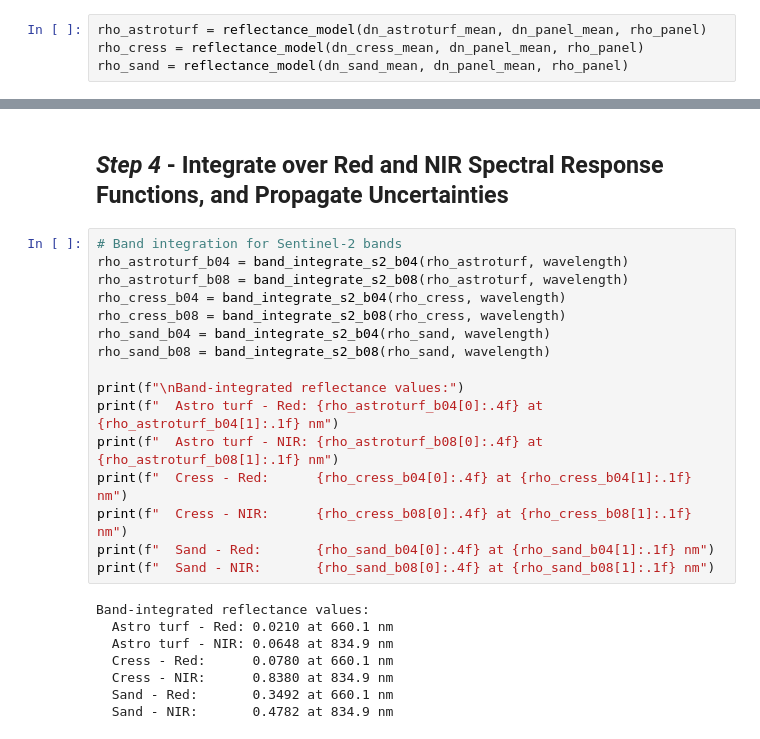
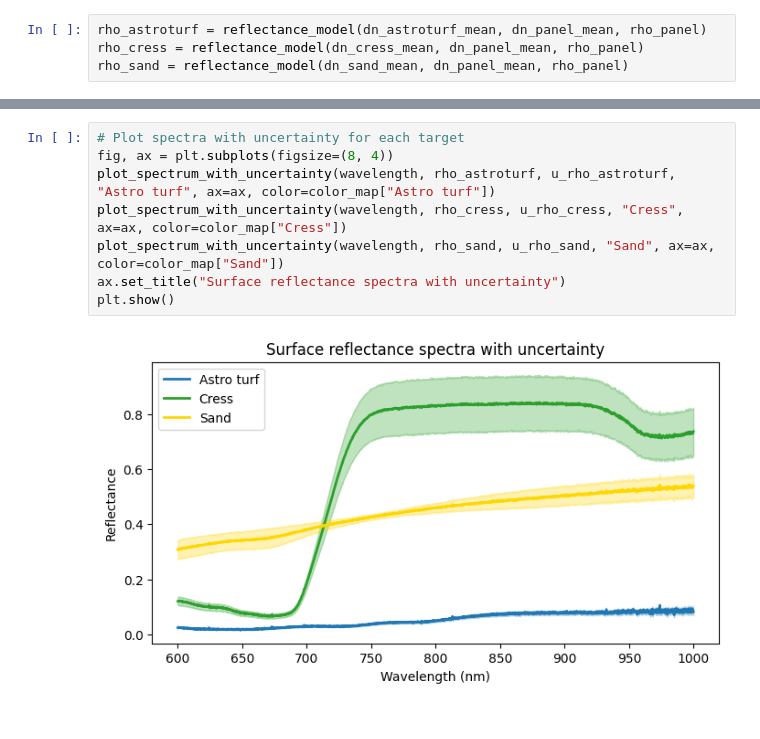
Before and after one commit to comet-toolkit/comet_training, a Jupyter notebook: meteoc_example.ipynb, the cells around one changed output, grey strips where cells are left out. Cells and saved outputs as stored; diff of their text form.

```diff
--- a/meteoc_example.ipynb
+++ b/meteoc_example.ipynb
@@ -353,26 +407,10 @@ plt.show()
-# %% [markdown]
-## *Step 4* - Integrate over Red and NIR Spectral Response Functions, and Propagate Uncertainties
-# %%
-# Band integration for Sentinel-2 bands
-rho_astroturf_b04 = band_integrate_s2_b04(rho_astroturf, wavelength)
-rho_astroturf_b08 = band_integrate_s2_b08(rho_astroturf, wavelength)
-rho_cress_b04 = band_integrate_s2_b04(rho_cress, wavelength)
-rho_cress_b08 = band_integrate_s2_b08(rho_cress, wavelength)
-rho_sand_b04 = band_integrate_s2_b04(rho_sand, wavelength)
-rho_sand_b08 = band_integrate_s2_b08(rho_sand, wavelength)
-
-print(f"\nBand-integrated reflectance values:")
-print(f"  Astro turf - Red: {rho_astroturf_b04[0]:.4f} at {rho_astroturf_b04[1]:.1f} nm")
-print(f"  Astro turf - NIR: {rho_astroturf_b08[0]:.4f} at {rho_astroturf_b08[1]:.1f} nm")
-print(f"  Cress - Red:      {rho_cress_b04[0]:.4f} at {rho_cress_b04[1]:.1f} nm")
-print(f"  Cress - NIR:      {rho_cress_b08[0]:.4f} at {rho_cress_b08[1]:.1f} nm")
-print(f"  Sand - Red:       {rho_sand_b04[0]:.4f} at {rho_sand_b04[1]:.1f} nm")
-print(f"  Sand - NIR:       {rho_sand_b08[0]:.4f} at {rho_sand_b08[1]:.1f} nm")
-# %% [output]
-Band-integrated reflectance values:
-  Astro turf - Red: 0.0210 at 660.1 nm
-  Astro turf - NIR: 0.0648 at 834.9 nm
-  Cress - Red:      0.0780 at 660.1 nm
-  Cress - NIR:      0.8380 at 834.9 nm
-  Sand - Red:       0.3492 at 660.1 nm
-  Sand - NIR:       0.4782 at 834.9 nm
+# %%
+# Plot spectra with uncertainty for each target
+fig, ax = plt.subplots(figsize=(8, 4))
+plot_spectrum_with_uncertainty(wavelength, rho_astroturf, u_rho_astroturf, "Astro turf", ax=ax, color=color_map["Astro turf"])
+plot_spectrum_with_uncertainty(wavelength, rho_cress, u_rho_cress, "Cress", ax=ax, color=color_map["Cress"])
+plot_spectrum_with_uncertainty(wavelength, rho_sand, u_rho_sand, "Sand", ax=ax, color=color_map["Sand"])
+ax.set_title("Surface reflectance spectra with uncertainty")
+plt.show()
+# %% [output]
+[figure, added]
```
Also changed, not shown: parts of 45 cells of this notebook.
